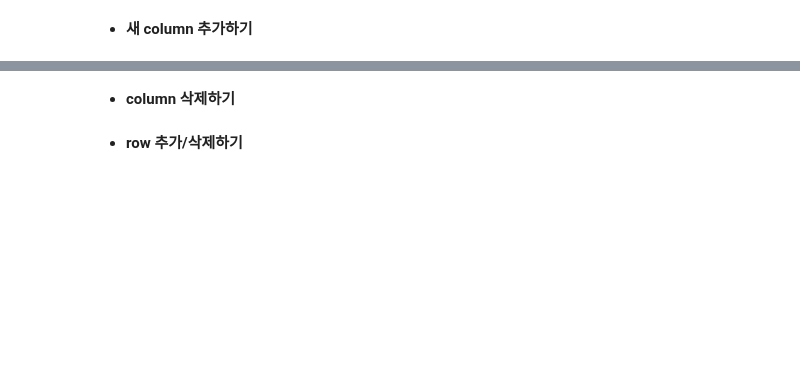
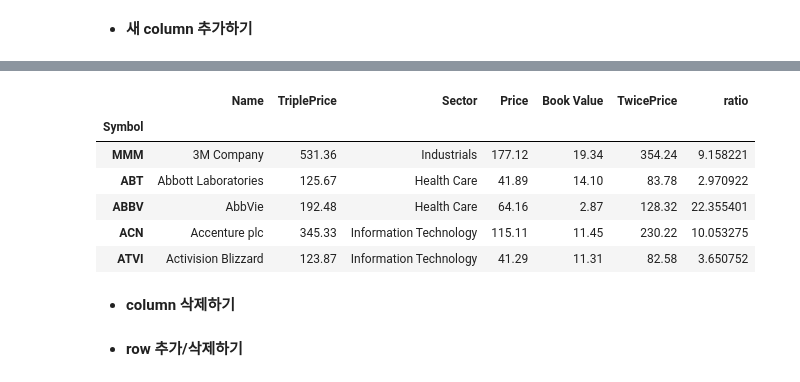
Before and after one commit to DaMacho/data-science-school-5th, a Jupyter notebook: day07_numpy pandas/dss_day7(numpy pandas).ipynb, the cells around one changed output, grey strips where cells are left out. Cells and saved outputs as stored; diff of their text form; code cells hidden in the pictures; blank space fills up the shorter version.

```diff
--- a/day07_numpy pandas/dss_day7(numpy pandas).ipynb
+++ b/day07_numpy pandas/dss_day7(numpy pandas).ipynb
@@ -559,0 +1322,3 @@ print copy[:10]
+# %%
+copy['ratio'] = copy['Price'] / copy['Book Value']
+copy.head()
@@ -560,6 +1333,15 @@ print copy[:10]
 # %%
+# insert 함수를 이용하여 원하는 컬럼 위치에 삽입 가능
 copy.insert(1, 'TriplePrice', sample_df.Price * 3)
-print copy[:2]
+copy.head()
+# %% [output]
+|  | Name | TriplePrice | Sector | Price | Book Value | TwicePrice | ratio |
+| Symbol |  |  |  |  |  |  |  |
+| MMM | 3M Company | 531.36 | Industrials | 177.12 | 19.34 | 354.24 | 9.158221 |
+| ABT | Abbott Laboratories | 125.67 | Health Care | 41.89 | 14.10 | 83.78 | 2.970922 |
+| ABBV | AbbVie | 192.48 | Health Care | 64.16 | 2.87 | 128.32 | 22.355401 |
+| ACN | Accenture plc | 345.33 | Information Technology | 115.11 | 11.45 | 230.22 | 10.053275 |
+| ATVI | Activision Blizzard | 123.87 | Information Technology | 41.29 | 11.31 | 82.58 | 3.650752 |
 # %% [markdown]
  * **column 삭제하기**
 # %%
```
Also changed, not shown: parts of 133 cells of this notebook, 15 other files.
